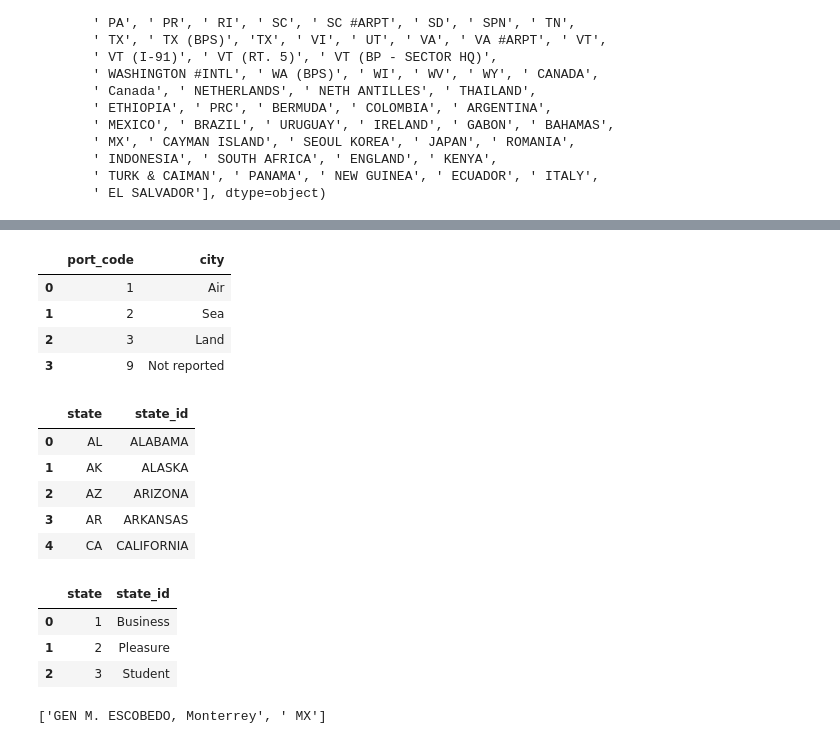
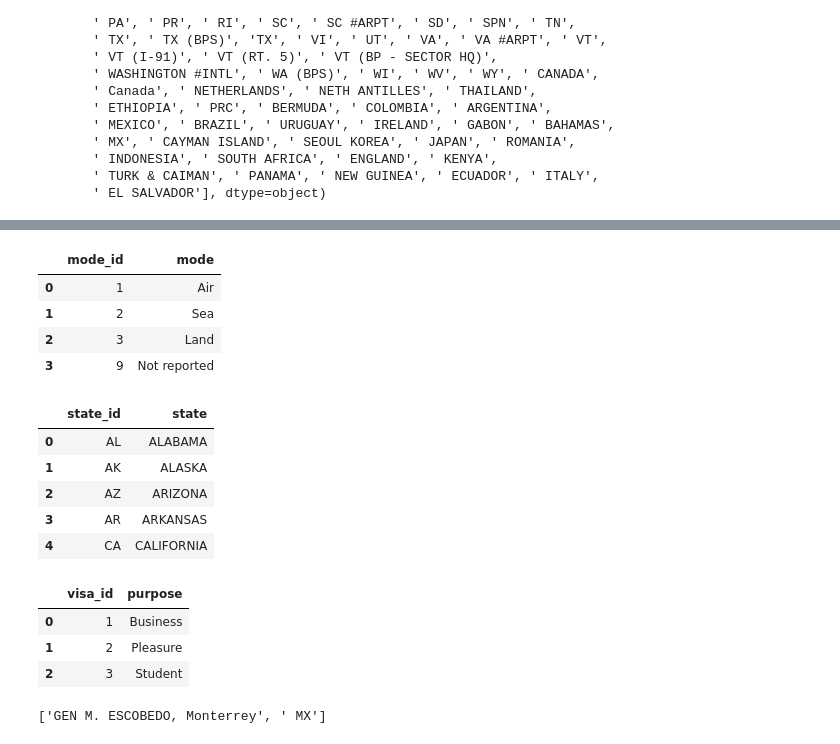
Before and after one commit to sl2902/Data-Engineering-ND, a Jupyter notebook: Capstone/notebook/Explore_using_PySpark.ipynb, the cells around one changed output, grey strips where cells are left out. Drawn from its saved outputs; the diff is of its cells as text; code cells hidden in the pictures.

```diff
--- a/Capstone/notebook/Explore_using_PySpark.ipynb
+++ b/Capstone/notebook/Explore_using_PySpark.ipynb
@@ -26,7 +26,8 @@ from pyspark.sql.types import (StructType as R,
                                StructField as Fld, DoubleType as Dbl, StringType as Str,
                                IntegerType as Int, DateType as Date, TimestampType as TimeStamp
                               )
-# https://stackoverflow.com/questions/31841509/pyspark-exception-java-gateway-process-exited-before-sending-the-driver-its-po
+# https://stackoverflow.com/questions/31841509/yspark-exception-java-gateway-process-exited-before-sending-the-driver-its-po
+pd.set_option('MAX_COLUMNS', None)
 # %%
 spark = SparkSession.builder\
                     .config("spark.jars.packages", "saurfang:spark-sas7bdat:3.0.0-s_2.12") \
@@ -376,7 +391,7 @@ pd.Series(parse_ref_file(i94_ref_file, 4, 5))
     .rename(columns={'index': 'mode_id'})
 )
 # %% [output]
-|  | port_code | city |
+|  | mode_id | mode |
 | 0 | 1 | Air |
 | 1 | 2 | Sea |
 | 2 | 3 | Land |
@@ -384,13 +399,13 @@ pd.Series(parse_ref_file(i94_ref_file, 4, 5))
 # %%
 (
 pd.Series(parse_ref_file(i94_ref_file, 5, 6))
     .to_frame()
-    .rename(columns={0: 'state_id'})
+    .rename(columns={0: 'state'})
     .reset_index()
-    .rename(columns={'index': 'state'})
+    .rename(columns={'index': 'state_id'})
 ).head()
 # %% [output]
-|  | state | state_id |
+|  | state_id | state |
 | 0 | AL | ALABAMA |
 | 1 | AK | ALASKA |
 | 2 | AZ | ARIZONA |
@@ -400,12 +415,12 @@ pd.Series(parse_ref_file(i94_ref_file, 5, 6))
 (
 pd.Series(parse_ref_file(i94_ref_file, 6, 7))
     .to_frame()
-    .rename(columns={0: 'visa_id'})
+    .rename(columns={0: 'purpose'})
     .reset_index()
-    .rename(columns={'index': 'purpose'})
+    .rename(columns={'index': 'visa_id'})
 ).head()
 # %% [output]
-|  | state | state_id |
+|  | visa_id | purpose |
 | 0 | 1 | Business |
 | 1 | 2 | Pleasure |
 | 2 | 3 | Student |
```
Also changed, not shown: parts of 4 cells of this notebook, 6 other files.
